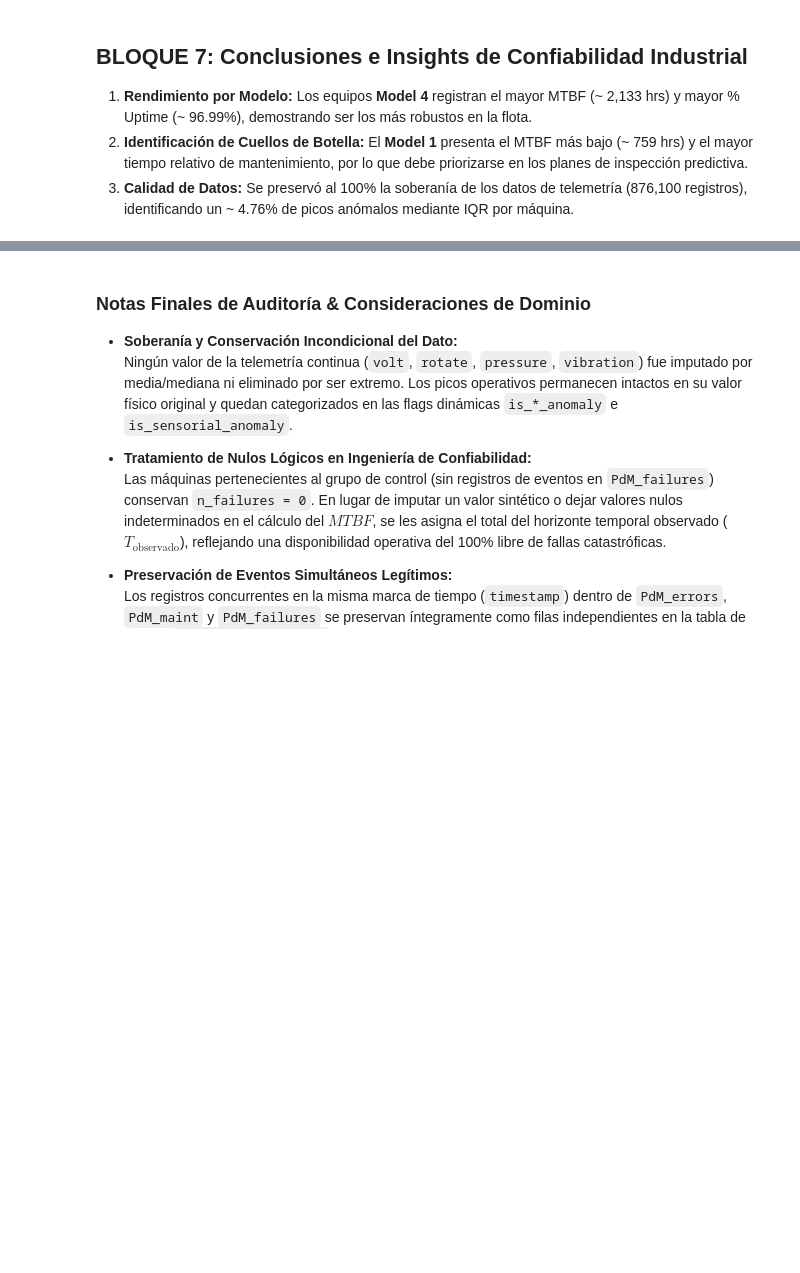
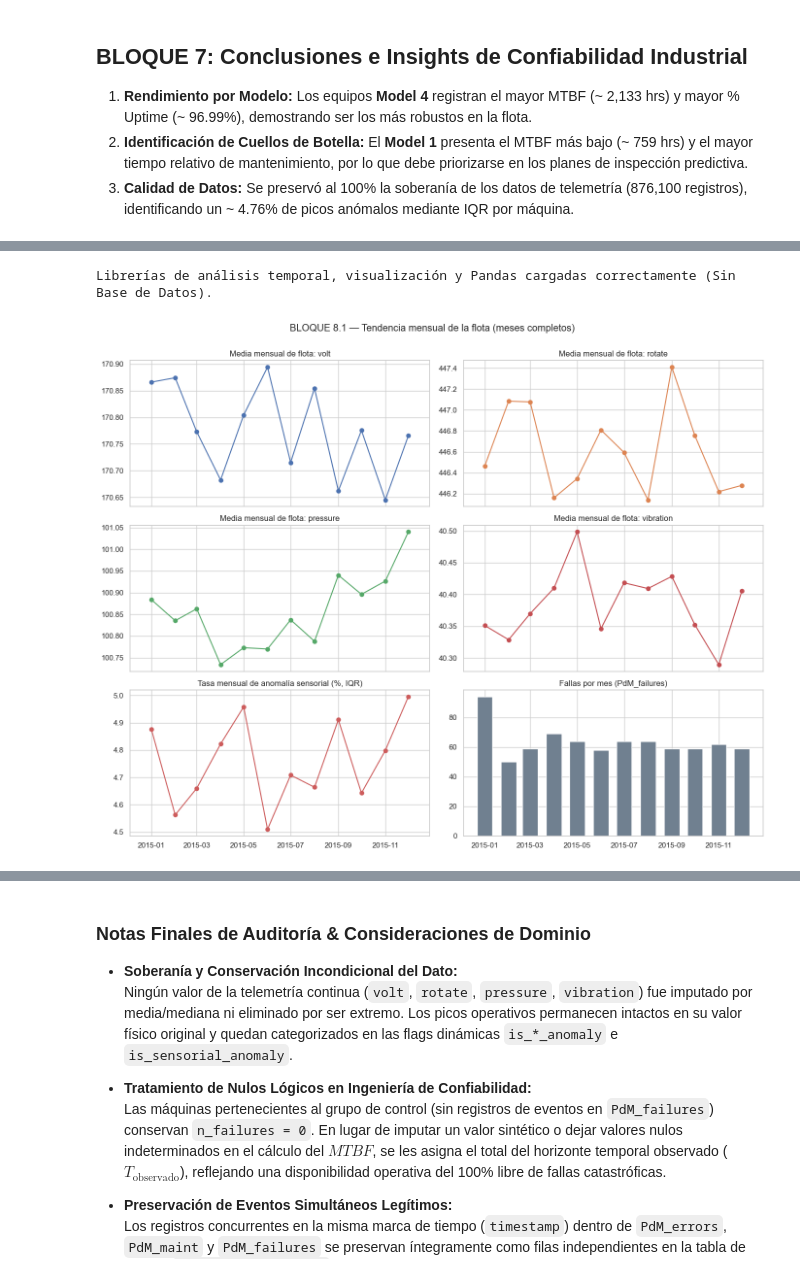
Before and after one commit to marcoarenash/proyecto-2-monitoreo-infraestructura, a Jupyter notebook: Proyecto2_Portafolio/notebooks/Proyecto2_DAP_Analisis.ipynb, the cells around one changed output, grey strips where cells are left out. Cells and saved outputs as stored; diff of their text form; code cells hidden in the pictures; blank space fills up the shorter version.

Commit message:
actualizar Jupyter notebook con series temporales

```diff
--- a/Proyecto2_Portafolio/notebooks/Proyecto2_DAP_Analisis.ipynb
+++ b/Proyecto2_Portafolio/notebooks/Proyecto2_DAP_Analisis.ipynb
@@ -454,0 +467,77 @@ for f in os.listdir(OUTPUT_DIR):
+# %%
+# =========================================================================
+# BLOQUE 8: CONFIGURACIÓN COMÚN Y LIBRERÍAS (BLOQUES 8, 9 Y 10)
+# =========================================================================
+from IPython.display import display, HTML
+from statsmodels.tsa.seasonal import seasonal_decompose
+from statsmodels.graphics.tsaplots import plot_acf, plot_pacf
+import pandas as pd
+import numpy as np
+import matplotlib.pyplot as plt
+import seaborn as sns
+
+# Configuración visual global para los gráficos analíticos
+sns.set_theme(style="whitegrid")
+plt.rcParams["figure.figsize"] = (12, 6)
+
+DAY_LABELS = ["Lun", "Mar", "Mié", "Jue", "Vie", "Sáb", "Dom"]
+ACF_LAGS = 72   # 3 días de memoria horaria
+
+print("Librerías de análisis temporal, visualización y Pandas cargadas correctamente (Sin Base de Datos).")
+# %% [output]
+Librerías de análisis temporal, visualización y Pandas cargadas correctamente (Sin Base de Datos).
+# %%
+# =========================================================================
+# 8.1 TENDENCIA MENSUAL DE SENSORES, ANOMALÍAS Y FALLAS (100% PANDAS)
+# =========================================================================
+
+# Establecer la fecha como índice para el remuestreo temporal
+ts = df_telemetry_clean.set_index("datetime")
+
+# Media mensual de flota por sensor y tasa mensual de anomalía sensorial (IQR) calculadas en Pandas
+monthly_sensors = ts[sensor_cols].resample("MS").mean()
+monthly_anom_pct = ts["is_sensorial_anomaly"].resample("MS").mean() * 100
+
+# Se descartan meses incompletos (< 90 % de las lecturas esperadas) para no sesgar la tendencia
+n_machines = df_telemetry_clean["machineID"].nunique()
+obs_per_month = ts["volt"].resample("MS").count()
+expected_per_month = obs_per_month.index.days_in_month * 24 * n_machines
+complete_months = (obs_per_month / expected_per_month) >= 0.90
+
+monthly_sensors = monthly_sensors[complete_months]
+monthly_anom_pct = monthly_anom_pct[complete_months]
+
+# Fallas por mes alineadas al mismo eje temporal utilizando los DataFrames en memoria
+monthly_failures = (
+    df_failures.set_index("datetime").resample("MS").size()
+    .reindex(monthly_sensors.index, fill_value=0)
+)
+
+# Generación de gráficos analíticos con Matplotlib y Seaborn
+fig, axes = plt.subplots(3, 2, figsize=(14, 11), sharex=True)
+palette = sns.color_palette("deep", 6)
+
+for ax, col, color in zip(axes.flatten()[:4], sensor_cols, palette):
+    ax.plot(monthly_sensors.index, monthly_sensors[col], marker="o", color=color)
+    ax.set_title(f"Media mensual de flota: {col}")
+
+axes[2, 0].plot(monthly_anom_pct.index, monthly_anom_pct.values, marker="o", color="indianred")
+axes[2, 0].set_title("Tasa mensual de anomalía sensorial (%, IQR)")
+
+axes[2, 1].bar(monthly_failures.index, monthly_failures.values, width=20, color="slategray")
+axes[2, 1].set_title("Fallas por mes (PdM_failures)")
+
+fig.suptitle("BLOQUE 8.1 — Tendencia mensual de la flota (meses completos)", y=1.0)
+plt.tight_layout()
+plt.show()
+
+# Cálculo de la pendiente lineal por mes (unidades de sensor / mes) usando NumPy
+x = np.arange(len(monthly_sensors))
+slopes = {c: np.polyfit(x, monthly_sensors[c].values, 1)[0] for c in sensor_cols}
+slopes["anomalia_pct"] = np.polyfit(x, monthly_anom_pct.values, 1)[0]
+slopes["fallas_mes"] = np.polyfit(x, monthly_failures.values, 1)[0]
+
+print("Pendiente lineal por mes (Calculada con Pandas/NumPy):")
+print(pd.Series(slopes).round(4).to_string())
+# %% [output]
+[figure, added]
```
Also changed, not shown: parts of 18 cells of this notebook.
